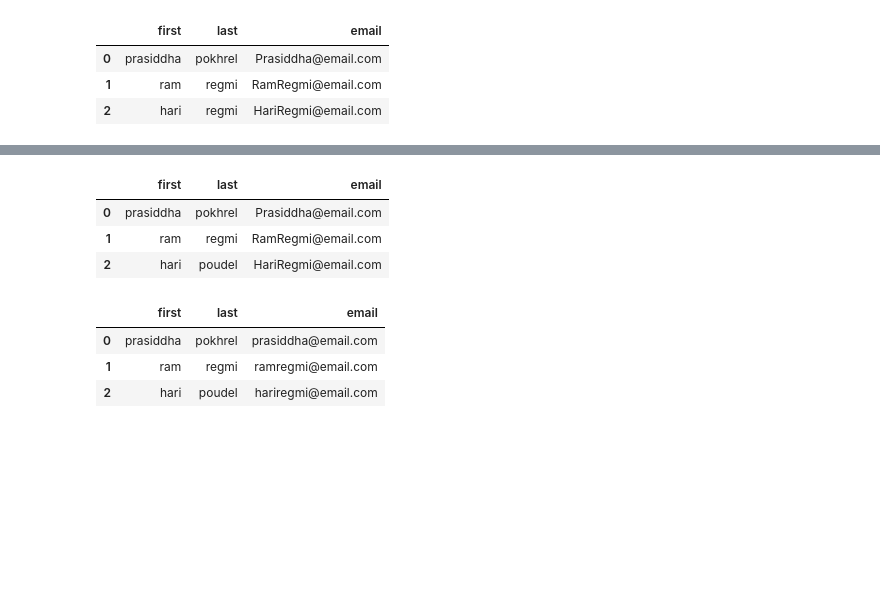
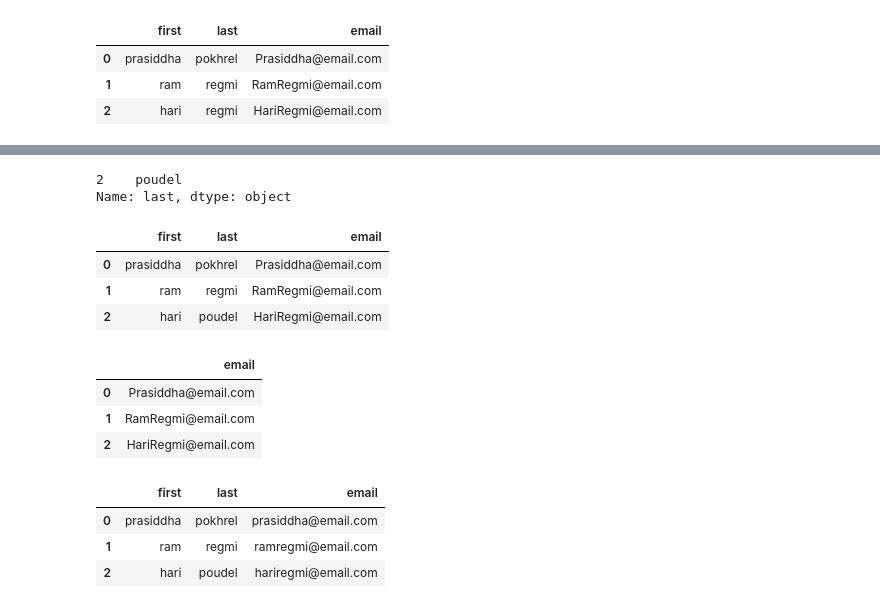
Before and after one commit to pkrlfamous/ML-Python, a Jupyter notebook: Pandas/pandas-practice.ipynb, the cells around one changed output, grey strips where cells are left out. Cells and saved outputs as stored; diff of their text form; code cells hidden in the pictures; blank space fills up the shorter version.

```diff
--- a/Pandas/pandas-practice.ipynb
+++ b/Pandas/pandas-practice.ipynb
@@ -766,3 +778,8 @@ See the caveats in the documentation: https://pandas.pydata.org/pandas-docs/stab
+# %%
+df[filt]['last']
+# %% [output]
+2    poudel
+Name: last, dtype: object
 # %%
 df.loc[filt, 'last'] = 'poudel'
 df
@@ -771,6 +788,13 @@ df
 | 0 | prasiddha | pokhrel | Prasiddha@email.com |
 | 1 | ram | regmi | RamRegmi@email.com |
 | 2 | hari | poudel | HariRegmi@email.com |
+# %%
+df[['email']]
+# %% [output]
+|  | email |
+| 0 | Prasiddha@email.com |
+| 1 | RamRegmi@email.com |
+| 2 | HariRegmi@email.com |
 # %%
 df['email'] = df['email'].str.lower()
 df
```
Also changed, not shown: parts of 64 cells of this notebook, 3 other files.
